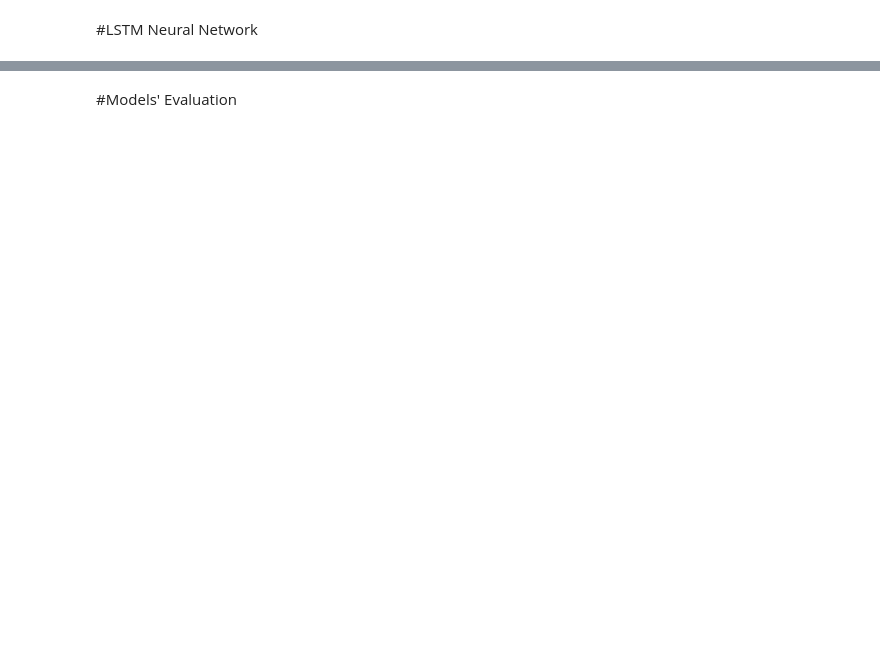
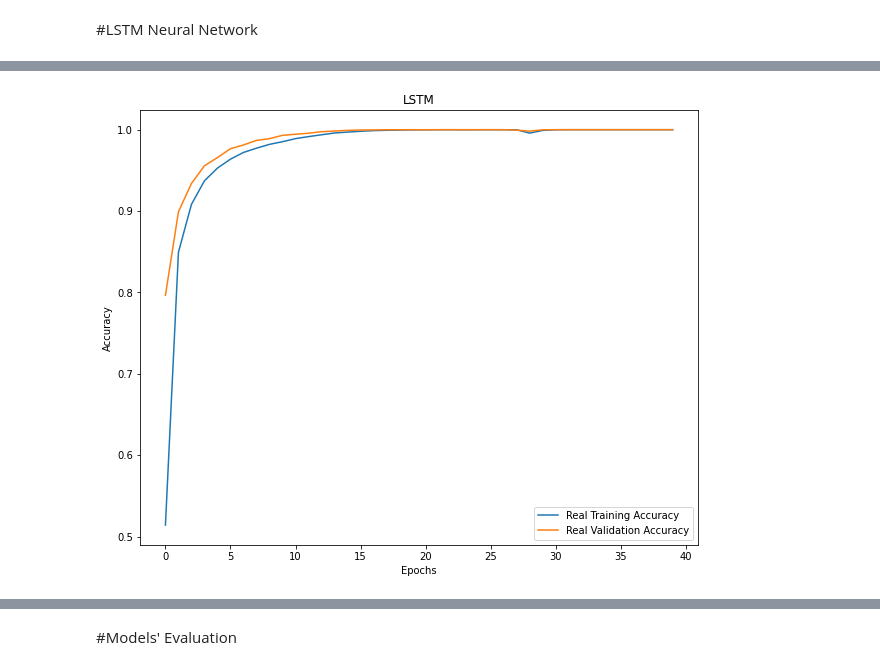
Before and after one commit to sustaz/Natural-Language-Processing-Unibo-Assignements-and-Project, a Jupyter notebook: Assignments/Assignment_1/assignment_1.ipynb, the cells around one changed output, grey strips where cells are left out. Cells and saved outputs as stored; diff of their text form; code cells hidden in the pictures; blank space fills up the shorter version.

```diff
--- a/Assignments/Assignment_1/assignment_1.ipynb
+++ b/Assignments/Assignment_1/assignment_1.ipynb
@@ -1008,0 +788,5 @@ plot_loss(gru_acc)
+# %%
+#Plotting the LSTM model's real accuracy of training set and validation set
+plot_accuracy_real(lstm_acc,"LSTM")
+# %% [output]
+[figure, added]
```
Also changed, not shown: parts of 115 cells of this notebook.
